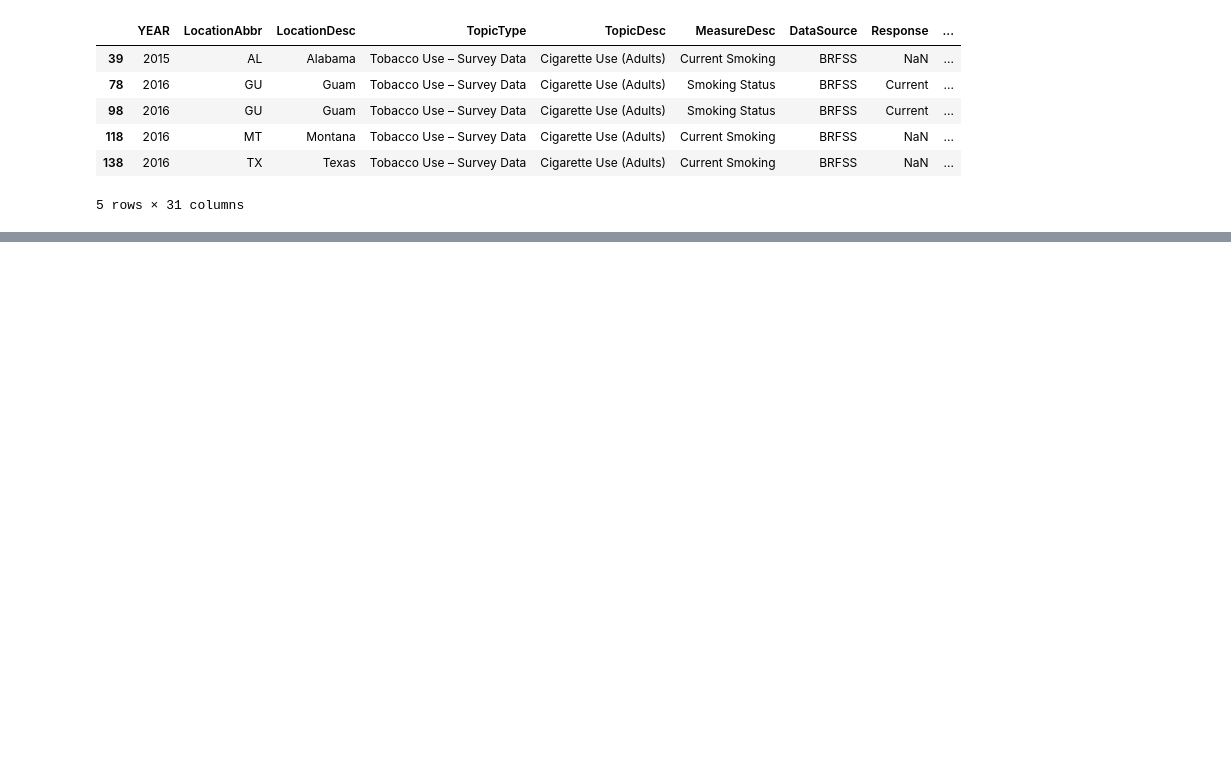
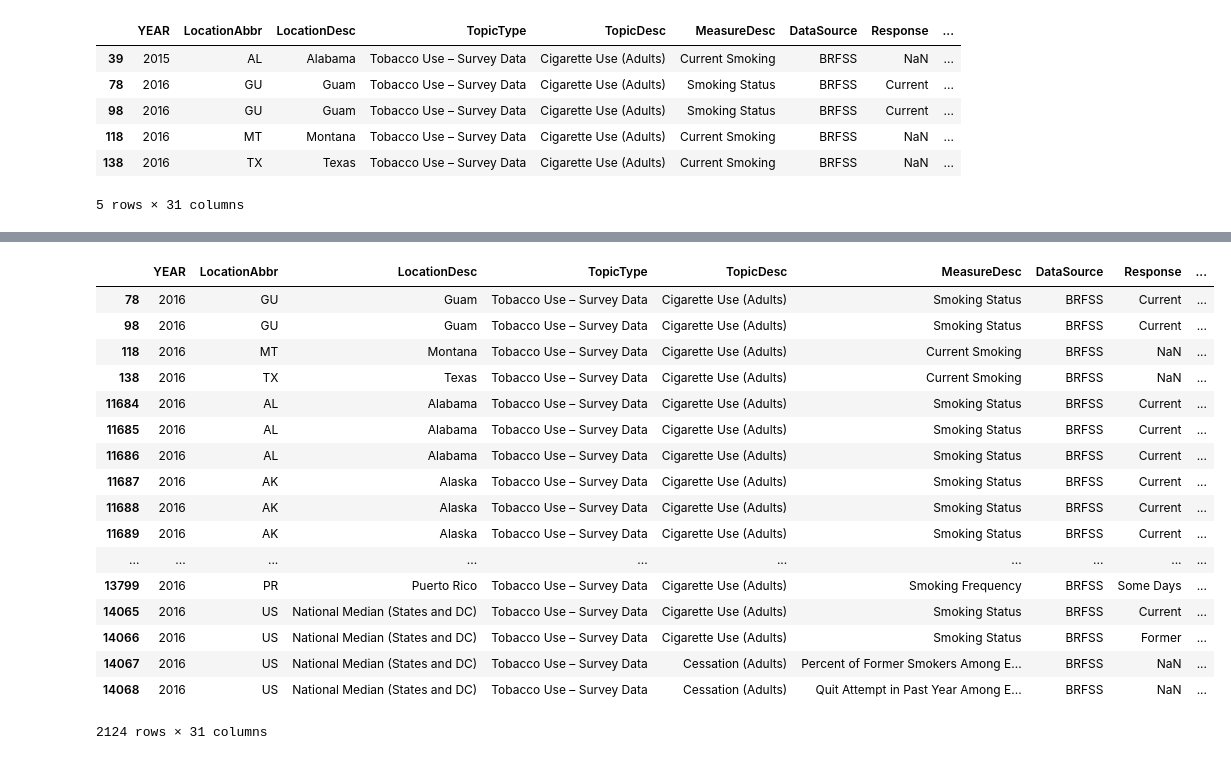
Before and after one commit to risarora/US_Lung_Cancer_Analysis, a Jupyter notebook: Script to Read all data and join it .ipynb, the cells around one changed output, grey strips where cells are left out. Saved outputs shown, nothing was run; the diff lists cells and outputs as text; code cells hidden in the pictures; blank space fills up the shorter version.

```diff
--- a/Script to Read all data and join it .ipynb
+++ b/Script to Read all data and join it .ipynb
@@ -171 +198,22 @@ TobacoUsage_pd_Yearonly.head()
+# %%
+TobacoUsage_pd_Yearonly[TobacoUsage_pd_Yearonly['YEAR']=='2016']
+# %% [output]
+|  | YEAR | LocationAbbr | LocationDesc | TopicType | TopicDesc | MeasureDesc | DataSource | Response | ... |
+| 78 | 2016 | GU | Guam | Tobacco Use – Survey Data | Cigarette Use (Adults) | Smoking Status | BRFSS | Current | ... |
+| 98 | 2016 | GU | Guam | Tobacco Use – Survey Data | Cigarette Use (Adults) | Smoking Status | BRFSS | Current | ... |
+| 118 | 2016 | MT | Montana | Tobacco Use – Survey Data | Cigarette Use (Adults) | Current Smoking | BRFSS | NaN | ... |
+| 138 | 2016 | TX | Texas | Tobacco Use – Survey Data | Cigarette Use (Adults) | Current Smoking | BRFSS | NaN | ... |
+| 11684 | 2016 | AL | Alabama | Tobacco Use – Survey Data | Cigarette Use (Adults) | Smoking Status | BRFSS | Current | ... |
+| 11685 | 2016 | AL | Alabama | Tobacco Use – Survey Data | Cigarette Use (Adults) | Smoking Status | BRFSS | Current | ... |
+| 11686 | 2016 | AL | Alabama | Tobacco Use – Survey Data | Cigarette Use (Adults) | Smoking Status | BRFSS | Current | ... |
+| 11687 | 2016 | AK | Alaska | Tobacco Use – Survey Data | Cigarette Use (Adults) | Smoking Status | BRFSS | Current | ... |
+| 11688 | 2016 | AK | Alaska | Tobacco Use – Survey Data | Cigarette Use (Adults) | Smoking Status | BRFSS | Current | ... |
+| 11689 | 2016 | AK | Alaska | Tobacco Use – Survey Data | Cigarette Use (Adults) | Smoking Status | BRFSS | Current | ... |
+| ... | ... | ... | ... | ... | ... | ... | ... | ... | ... |
+| 13799 | 2016 | PR | Puerto Rico | Tobacco Use – Survey Data | Cigarette Use (Adults) | Smoking Frequency | BRFSS | Some Days | ... |
+| 14065 | 2016 | US | National Median (States and DC) | Tobacco Use – Survey Data | Cigarette Use (Adults) | Smoking Status | BRFSS | Current | ... |
+| 14066 | 2016 | US | National Median (States and DC) | Tobacco Use – Survey Data | Cigarette Use (Adults) | Smoking Status | BRFSS | Former | ... |
+| 14067 | 2016 | US | National Median (States and DC) | Tobacco Use – Survey Data | Cessation (Adults) | Percent of Former Smokers Among E... | BRFSS | NaN | ... |
+| 14068 | 2016 | US | National Median (States and DC) | Tobacco Use – Survey Data | Cessation (Adults) | Quit Attempt in Past Year Among E... | BRFSS | NaN | ... |
+2124 rows × 31 columns
 # %%
```
Also changed, not shown: parts of 19 cells of this notebook, 2 other files.
